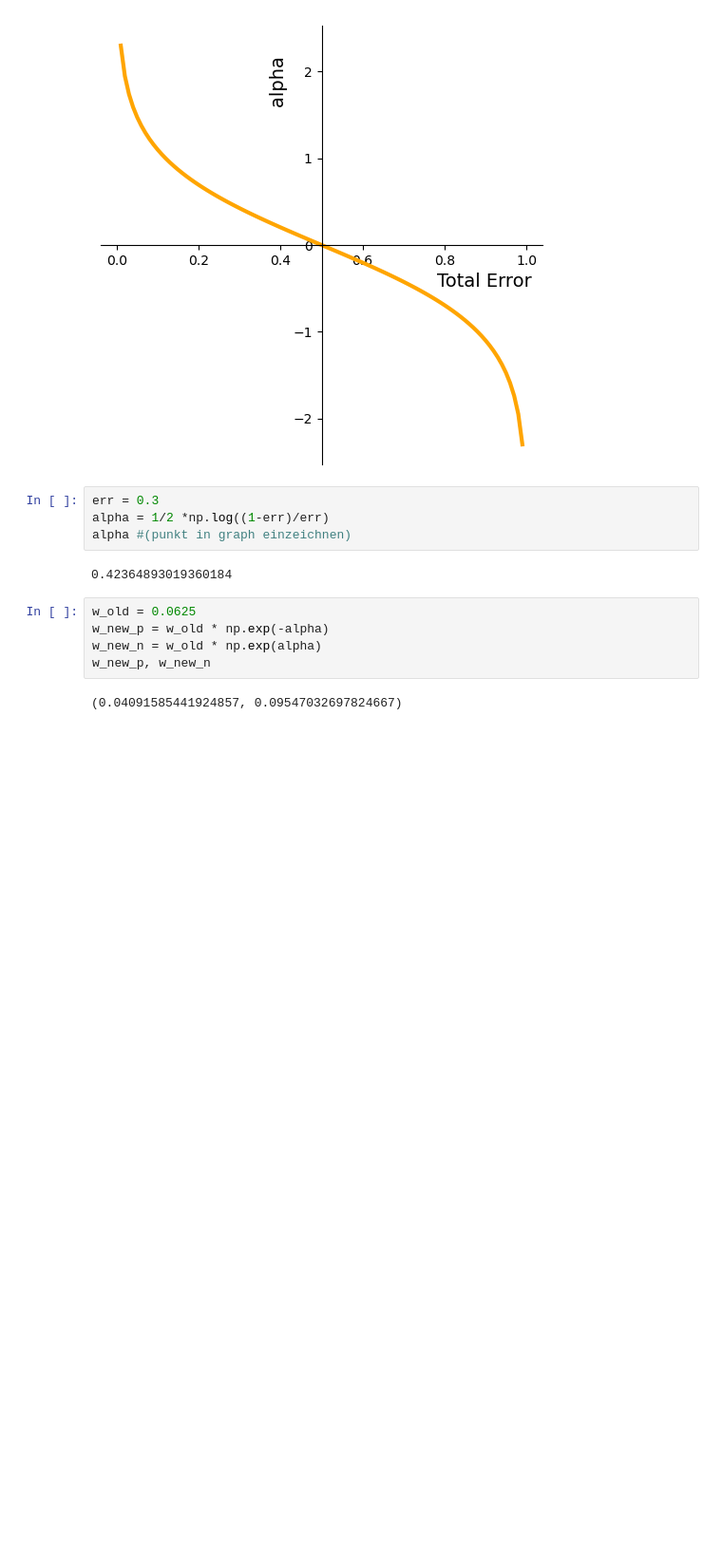
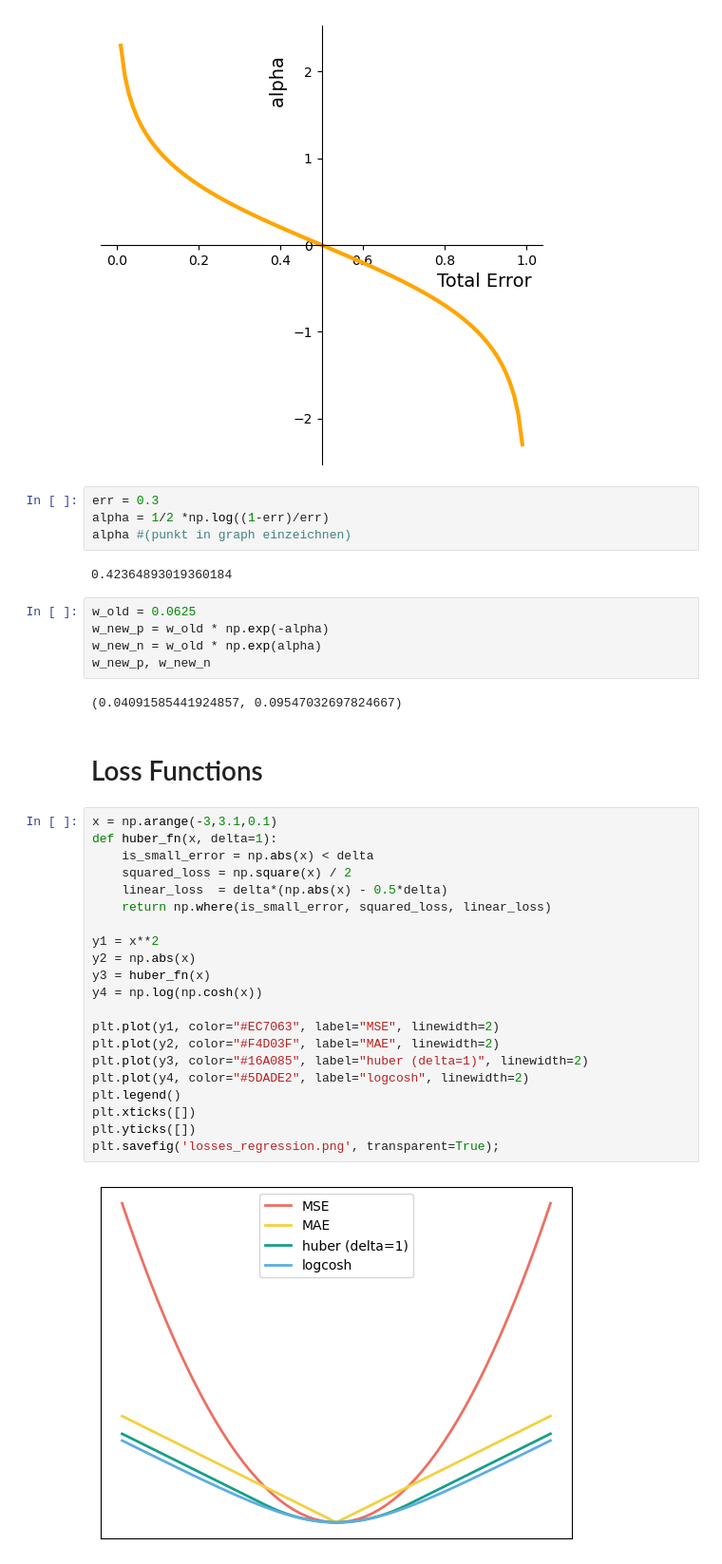
Before and after one commit to froukje/datamapu, a Jupyter notebook: notebooks/plots.ipynb, the cells around one changed output. Shown at 95% size. Saved outputs shown, nothing was run; the diff lists cells and outputs as text; blank space fills up the shorter version.

```diff
--- a/notebooks/plots.ipynb
+++ b/notebooks/plots.ipynb
@@ -401,3 +401,28 @@ w_new_n = w_old * np.exp(alpha)
 w_new_p, w_new_n
 # %% [output]
 (0.04091585441924857, 0.09547032697824667)
+# %% [markdown]
+# Loss Functions
+# %%
+x = np.arange(-3,3.1,0.1)
+def huber_fn(x, delta=1):
+    is_small_error = np.abs(x) < delta
+    squared_loss = np.square(x) / 2
+    linear_loss  = delta*(np.abs(x) - 0.5*delta)
+    return np.where(is_small_error, squared_loss, linear_loss)
+
+y1 = x**2
+y2 = np.abs(x)
+y3 = huber_fn(x)
+y4 = np.log(np.cosh(x))
+
+plt.plot(y1, color="#EC7063", label="MSE", linewidth=2)
+plt.plot(y2, color="#F4D03F", label="MAE", linewidth=2)
+plt.plot(y3, color="#16A085", label="huber (delta=1)", linewidth=2)
+plt.plot(y4, color="#5DADE2", label="logcosh", linewidth=2)
+plt.legend()
+plt.xticks([])
+plt.yticks([])
+plt.savefig('losses_regression.png', transparent=True);
+# %% [output]
+[figure, added]
```
Also changed, not shown: parts of 6 cells of this notebook, 13 other files.
